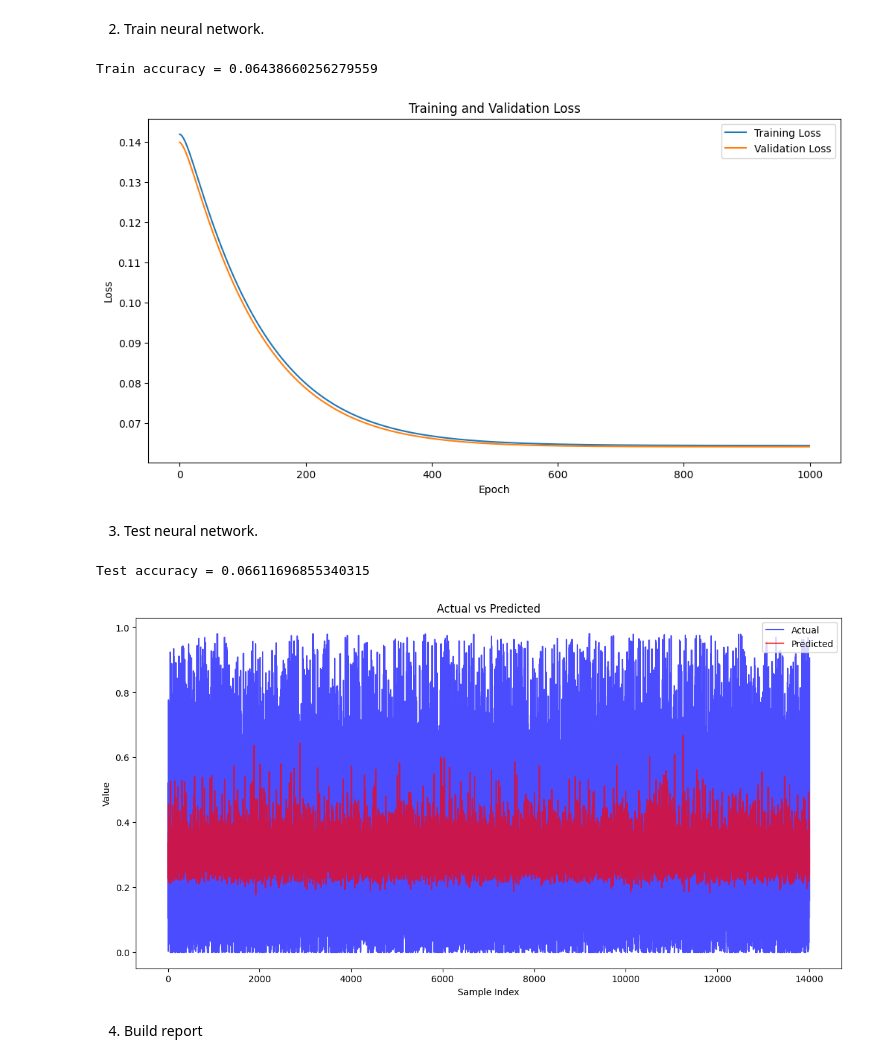
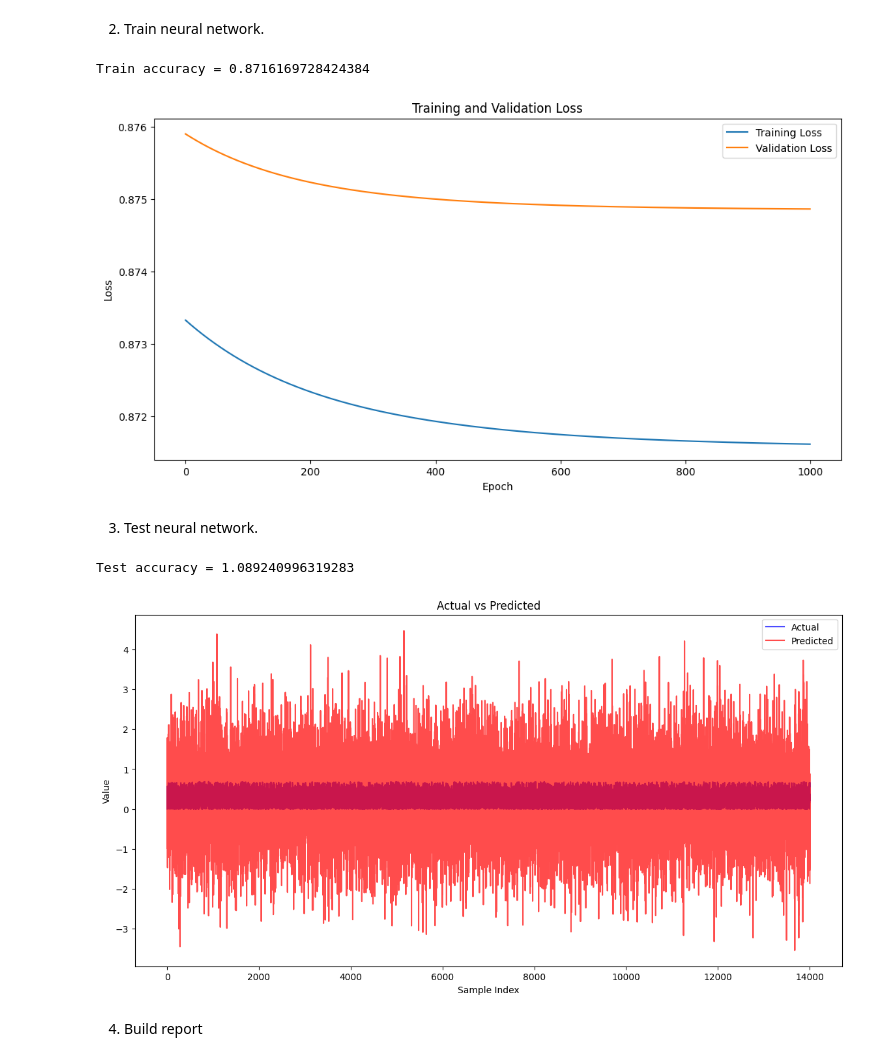
Before and after one commit to melalex/computational-intelligence, a Jupyter notebook: notebooks/wind_turbine_forecasting.ipynb, the cells around one changed output. Cells and saved outputs as stored; diff of their text form; code cells hidden in the pictures.

```diff
--- a/notebooks/wind_turbine_forecasting.ipynb
+++ b/notebooks/wind_turbine_forecasting.ipynb
@@ -143,17 +169,13 @@ Delta^2 total = 1.2711900480119425
 # %%
 model = SeqNet(
     layers=[
-        Input(9),
-        Dense(256, activation_fun=RELU_ACTIVATION),
-        Dense(128, activation_fun=RELU_ACTIVATION),
+        Input(train_x_windowed.shape[0]),
         Dense(64, activation_fun=RELU_ACTIVATION),
-        Dense(32, activation_fun=RELU_ACTIVATION),
-        Dense(16, activation_fun=RELU_ACTIVATION),
         Dense(1),
     ]
 )
 
-opt = GradientDescentOptimizer(learning_rate=0.001, momentum_decay=0.9)
+opt = GradientDescentOptimizer(learning_rate=1e-4, momentum_decay=0.9)
 
 compiled_model = model.compile(
     optimizer=opt,
@@ -164,26 +186,26 @@ compiled_model = model.compile(
 2. Train neural network.
 # %%
 trained_model = compiled_model.fit(
-    train_x_scaled, train_y, 1000, validation_data=validation_data
+    train_x_windowed, train_y_windowed, 1000, validation_data=validation_data
 )
 
 print("Train accuracy = " + str(trained_model.train_loss()))
 
 plot_loss_and_val_loss(trained_model)
 # %% [output]
-Train accuracy = 0.06438660256279559
+Train accuracy = 0.8716169728424384
-[figure, old version]
+[figure, new version]
 # %% [markdown]
 3. Test neural network.
 # %%
-y_predicted = trained_model.predict(test_x_scaled)
+y_predicted = trained_model.predict(test_x_windowed)
 
-print("Test accuracy = " + str(MEAN_SQUARED_ERROR.apply(test_y, y_predicted)))
+print("Test accuracy = " + str(MEAN_SQUARED_ERROR.apply(test_y_windowed, y_predicted)))
 
-plot_diff(test_y.flatten(), y_predicted.flatten())
+plot_diff(test_y_windowed.flatten(), y_predicted.flatten())
 # %% [output]
-Test accuracy = 0.06611696855340315
+Test accuracy = 1.089240996319283
-[figure, old version]
+[figure, new version]
 # %% [markdown]
 4. Build report
 # %%
```
Also changed, not shown: parts of 8 cells of this notebook, 1 other file.
